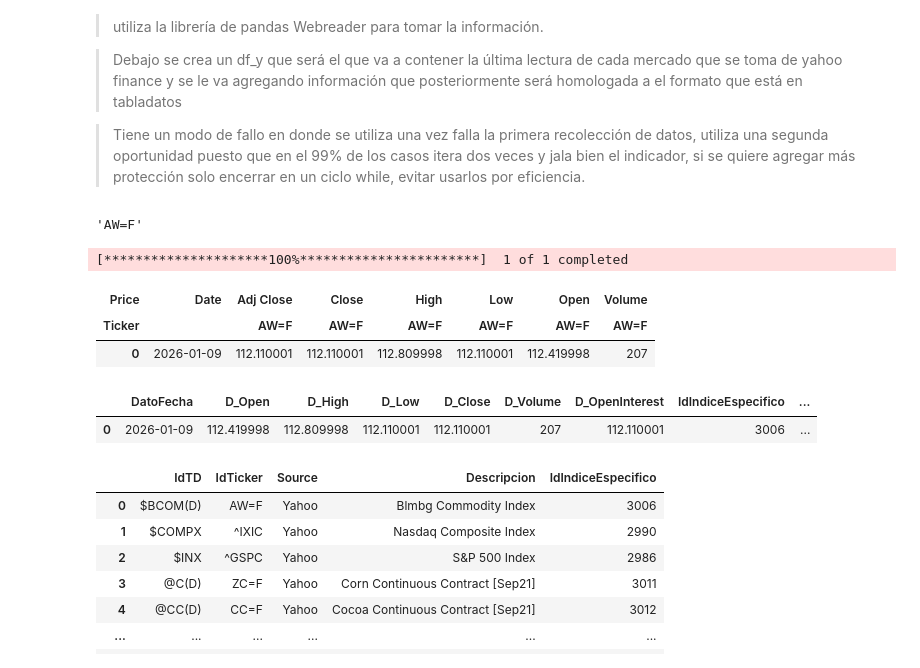
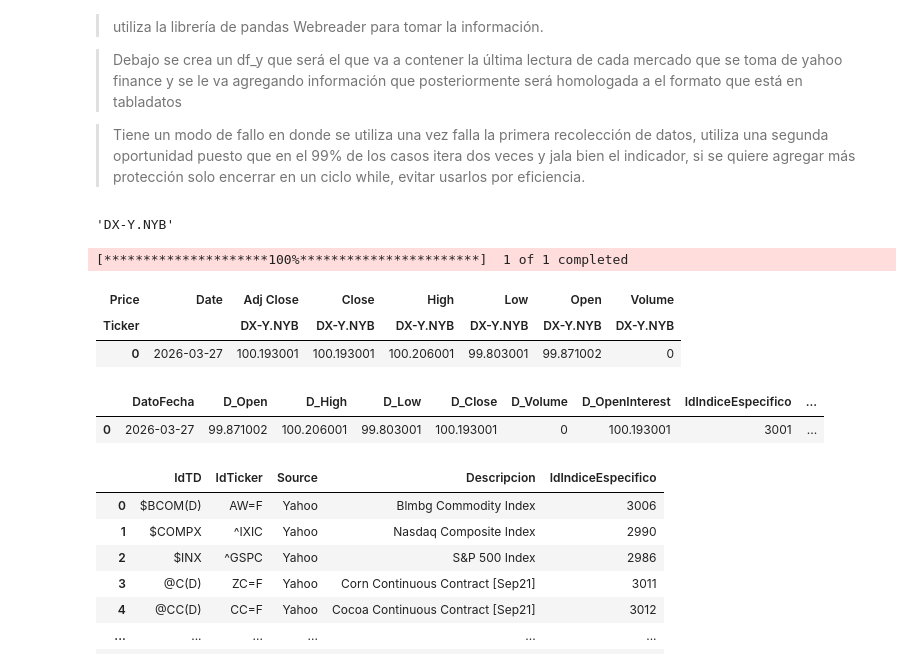
Before and after one commit to cabi-lindajim/Financial_Workflow, a Jupyter notebook: Financial_Markets_&_Commodities_Scrapper_Weekly.ipynb, the cells around one changed output. Drawn from its saved outputs; the diff is of its cells as text; code cells hidden in the pictures.

```diff
--- a/Financial_Markets_&_Commodities_Scrapper_Weekly.ipynb
+++ b/Financial_Markets_&_Commodities_Scrapper_Weekly.ipynb
@@ -176,39 +176,39 @@ def unpack(initial, ind):
     last['IdTicker']=ind.IdTicker
     last['Source']=ind.Source
     return last
 
 
 def downloading_yahoo(indice,fecha_i,fecha_f):
     ind = indice.IdTicker
     yahoo_financials = yf.download(ind, fecha_i, fecha_f, auto_adjust=False)
     if yahoo_financials.empty:
         raise ValueError("El DataFrame 'yahoo_financials' está vacío. Verifica la descarga de datos.")
 
     yahoo_financials.reset_index(inplace=True,drop=False)
 
     display(yahoo_financials)
 
     return unpack(yahoo_financials,indice)
 
 # if 'lista_manual' in locals:
 #     y_descarga=y[y.IdTicker.isin(lista)].copy()
 #     y_descarga.reset_index(inplace=True)
 # else:
 y_descarga = y.copy()
 
 # Quick test
-idx=y.loc[0]
+idx=y.loc[7]
 display(idx.IdTicker)
 last = downloading_yahoo(idx, fecha_inicial, fecha_final)
 last
 # %% [output]
-'AW=F'
+'DX-Y.NYB'
 [*********************100%***********************]  1 of 1 completed
 | Price | Date | Adj Close | Close | High | Low | Open | Volume |
-| Ticker |  | AW=F | AW=F | AW=F | AW=F | AW=F | AW=F |
-| 0 | 2026-01-09 | 112.110001 | 112.110001 | 112.809998 | 112.110001 | 112.419998 | 207 |
+| Ticker |  | DX-Y.NYB | DX-Y.NYB | DX-Y.NYB | DX-Y.NYB | DX-Y.NYB | DX-Y.NYB |
+| 0 | 2026-03-27 | 100.193001 | 100.193001 | 100.206001 | 99.803001 | 99.871002 | 0 |
 |  | DatoFecha | D_Open | D_High | D_Low | D_Close | D_Volume | D_OpenInterest | IdIndiceEspecifico | ... |
-| 0 | 2026-01-09 | 112.419998 | 112.809998 | 112.110001 | 112.110001 | 207 | 112.110001 | 3006 | ... |
+| 0 | 2026-03-27 | 99.871002 | 100.206001 | 99.803001 | 100.193001 | 0 | 100.193001 | 3001 | ... |
 # %%
 y_descarga
 # %% [output]
```
Also changed, not shown: parts of 3 cells of this notebook, 1 other file.
